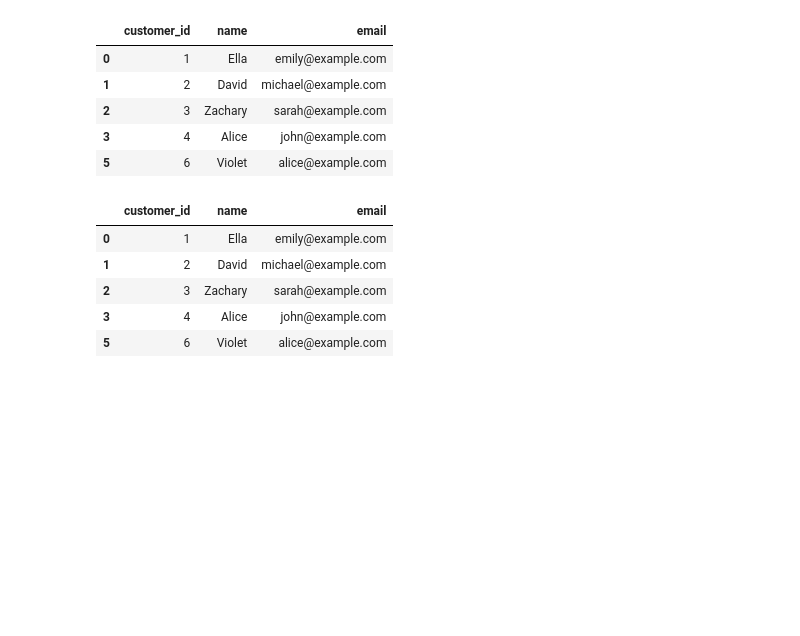
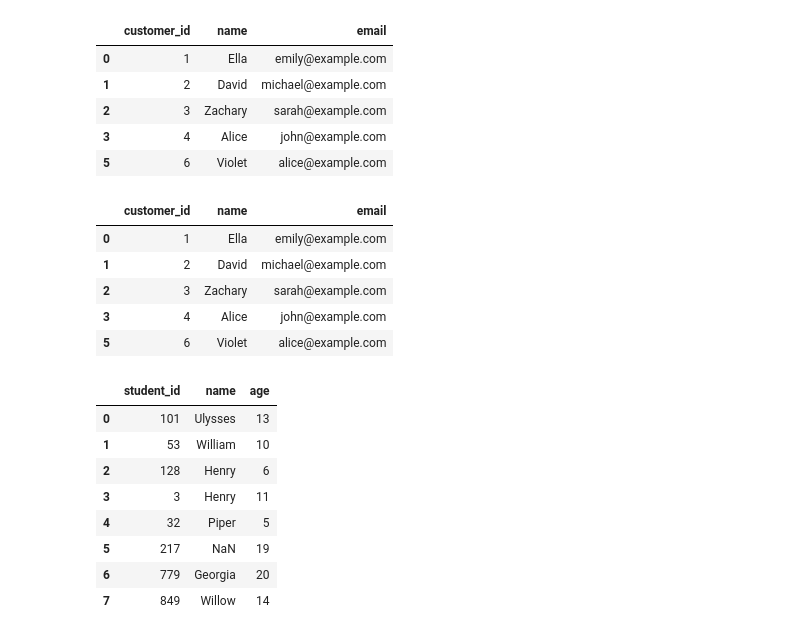
Before and after one commit to rajnishspandey/leetcode_pandas, a Jupyter notebook: leetcodePandas_Practice.ipynb, the cells around one changed output. Saved outputs shown, nothing was run; the diff lists cells and outputs as text; code cells hidden in the pictures; blank space fills up the shorter version.

Commit message:
leetcode pandas practice

```diff
--- a/leetcodePandas_Practice.ipynb
+++ b/leetcodePandas_Practice.ipynb
@@ -218,3 +222,20 @@ dropDuplicateEmails(customers)
 | 2 | 3 | Zachary | sarah@example.com |
 | 3 | 4 | Alice | john@example.com |
 | 5 | 6 | Violet | alice@example.com |
+# %%
+# general practice - 7. Drop missing data
+excel_file_name = "general_practice.xlsx"
+sheet = "students"
+excel_file = pd.ExcelFile(excel_file_name)
+students = pd.read_excel(excel_file_name, sheet)
+students
+# %% [output]
+|  | student_id | name | age |
+| 0 | 101 | Ulysses | 13 |
+| 1 | 53 | William | 10 |
+| 2 | 128 | Henry | 6 |
+| 3 | 3 | Henry | 11 |
+| 4 | 32 | Piper | 5 |
+| 5 | 217 | NaN | 19 |
+| 6 | 779 | Georgia | 20 |
+| 7 | 849 | Willow | 14 |
```
Also changed, not shown: parts of 3 cells of this notebook, 2 other files.
